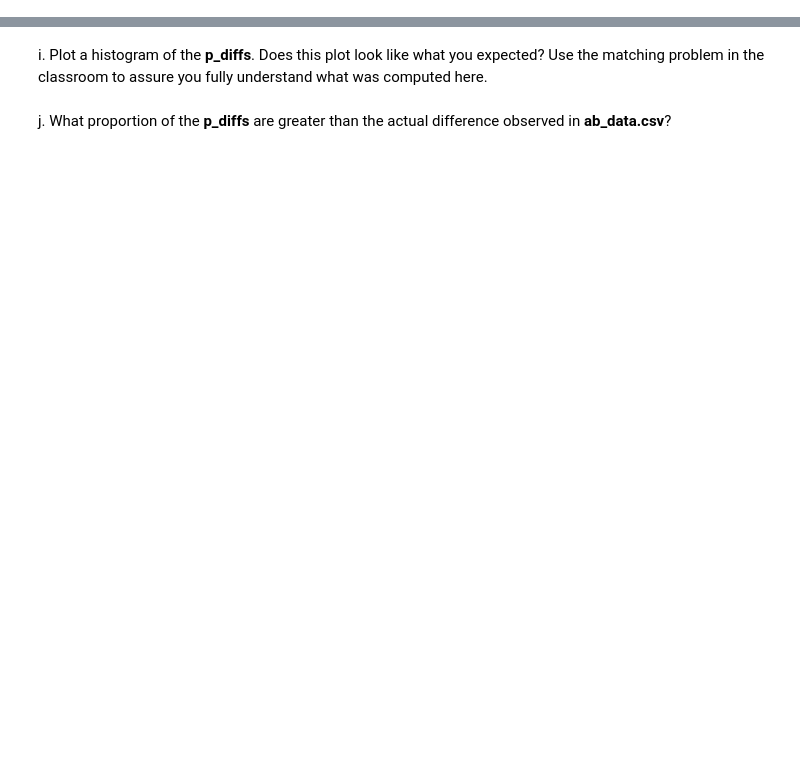
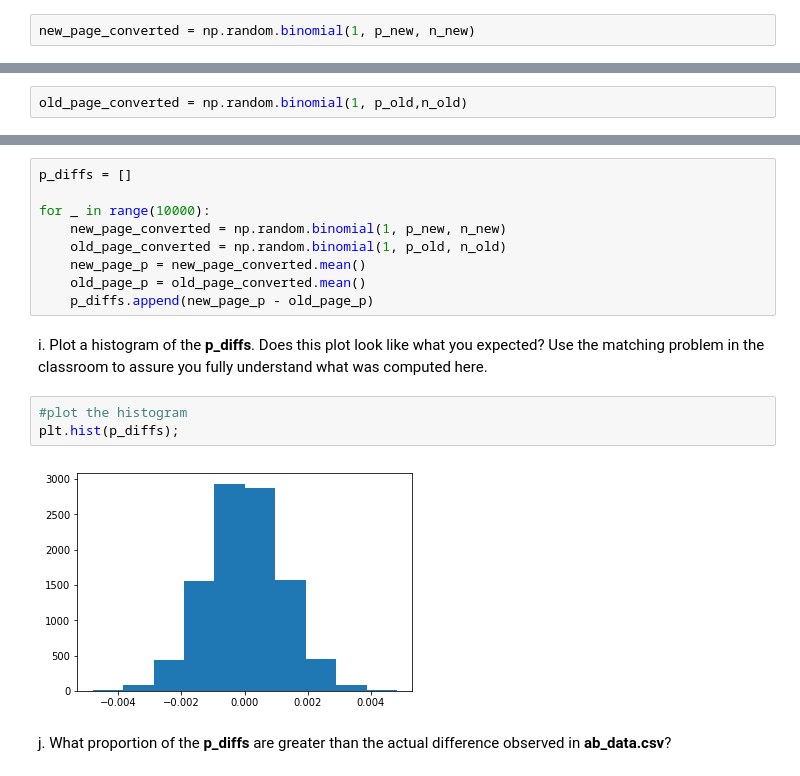
Before and after one commit to emilylauyw/Udacity-DAND-Project4-Analyze-AB-TestResults, a Jupyter notebook: Analyze_ab_test_results_notebook.ipynb, the cells around one changed output, grey strips where cells are left out. Drawn from its saved outputs; the diff is of its cells as text; blank space fills up the shorter version.

```diff
--- a/Analyze_ab_test_results_notebook.ipynb
+++ b/Analyze_ab_test_results_notebook.ipynb
@@ -234,7 +234,11 @@ print(n_old)
 145274
 # %% [markdown]
 e. Simulate $n_{new}$ transactions with a convert rate of $p_{new}$ under the null.  Store these $n_{new}$ 1's and 0's in **new_page_converted**.
+# %%
+new_page_converted = np.random.binomial(1, p_new, n_new)
 # %% [markdown]
 f. Simulate $n_{old}$ transactions with a convert rate of $p_{old}$ under the null.  Store these $n_{old}$ 1's and 0's in **old_page_converted**.
+# %%
+old_page_converted = np.random.binomial(1, p_old,n_old)
 # %% [markdown]
 g. Find $p_{new}$ - $p_{old}$ for your simulated values from part (e) and (f).
@@ -241,6 +249,20 @@ g. Find $p_{new}$ - $p_{old}$ for your simulated values from part (e) and (f).
 # %% [markdown]
 h. Simulate 10,000 $p_{new}$ - $p_{old}$ values using this same process similarly to the one you calculated in parts **a. through g.** above.  Store all 10,000 values in a numpy array called **p_diffs**.
+# %%
+p_diffs = []
+
+for _ in range(10000):
+    new_page_converted = np.random.binomial(1, p_new, n_new)
+    old_page_converted = np.random.binomial(1, p_old, n_old)
+    new_page_p = new_page_converted.mean()
+    old_page_p = old_page_converted.mean()
+    p_diffs.append(new_page_p - old_page_p)
 # %% [markdown]
 i. Plot a histogram of the **p_diffs**.  Does this plot look like what you expected?  Use the matching problem in the classroom to assure you fully understand what was computed here.
+# %%
+#plot the histogram
+plt.hist(p_diffs);
+# %% [output]
+[figure, added]
 # %% [markdown]
 j. What proportion of the **p_diffs** are greater than the actual difference observed in **ab_data.csv**?
```
Also changed, not shown: parts of 12 cells of this notebook.
